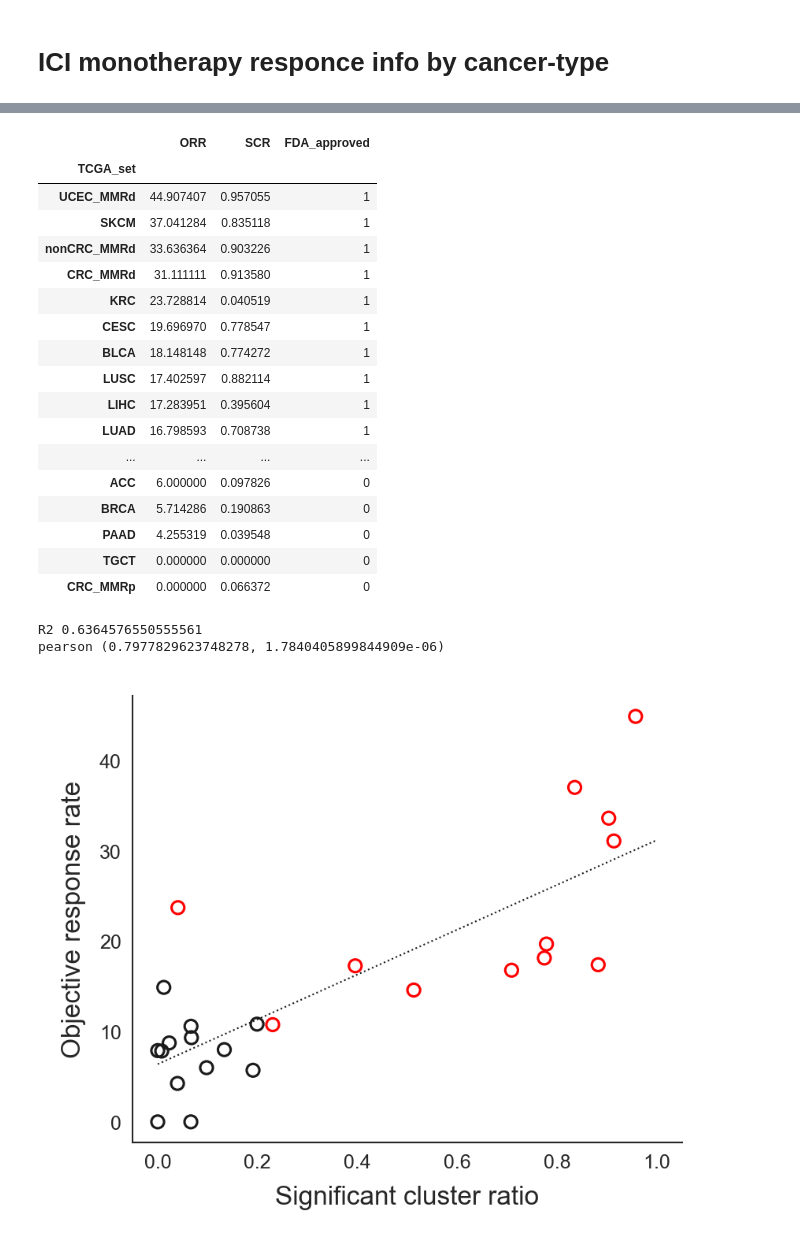
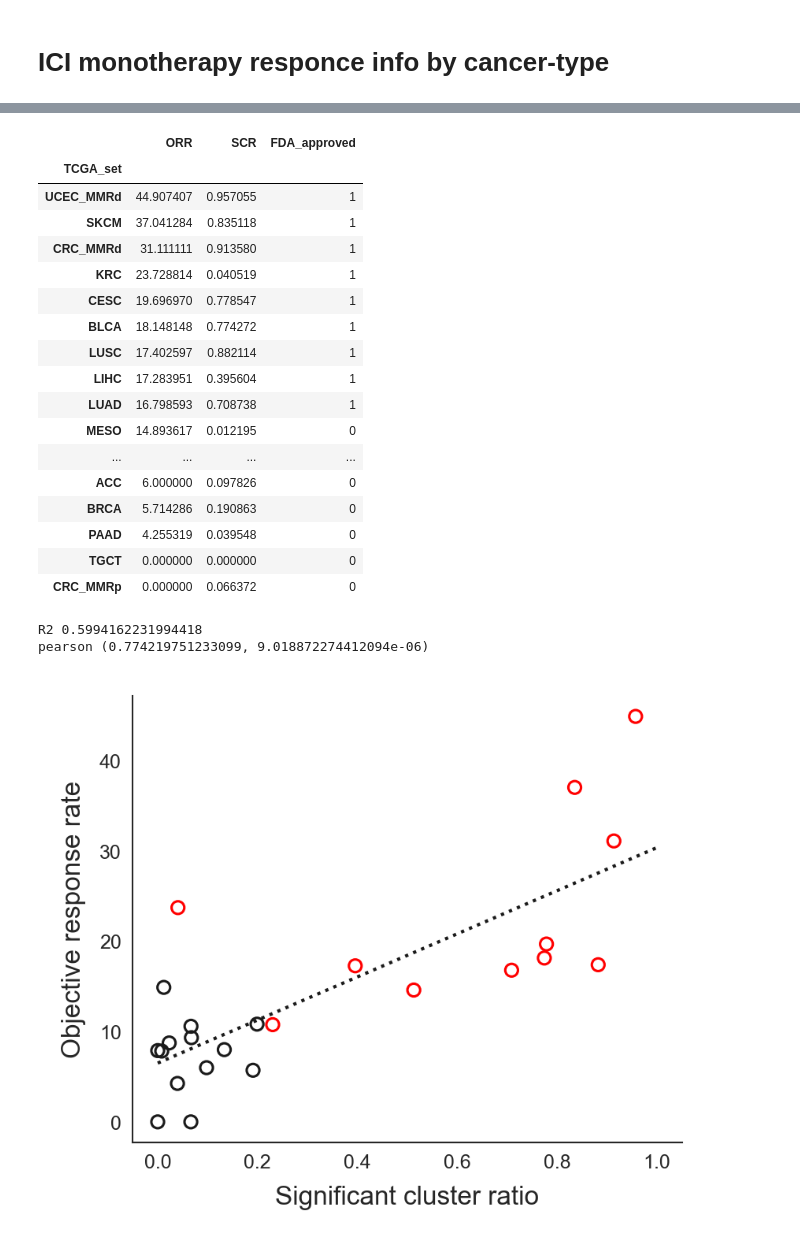
Before and after one commit to shirotak/pancancer_MutSig_ICI, a Jupyter notebook: codes/Script2_Figure1_S1.ipynb, the cells around one changed output, grey strips where cells are left out. Cells and saved outputs as stored; diff of their text form; code cells hidden in the pictures.

```diff
--- a/codes/Script2_Figure1_S1.ipynb
+++ b/codes/Script2_Figure1_S1.ipynb
@@ -971,6 +1011,7 @@ ici_info=pd.read_csv("../data/ICI_response_rate_per_cancertype.tsv"
 ici_info=ici_info[~ici_info.index.isna()]
 ici_info=ici_info.sort_values("ORR",ascending=False)
 ici_info.drop("UCEC",axis=0,inplace=True)
+ici_info.drop("nonCRC_MMRd",axis=0,inplace=True)
 ici_info
 # %% [output]
 |  | original | TCGA | PD1/L1 Responders | PD1/L1 1 Total Treated | PD1/L1 ORR | ORR | Note |
@@ -1013,14 +1054,3 @@ for i,cancer in enumerate(df.CancerType2):
     else:
         cancertype3.append(cancer)
 df["CancerType3"]=cancertype3
-# %%
-# make nonCRC_MMRD by MSI annotation & MSIsensor score
-cancertype_nonCRC_MMRD=[]
-for i,cancer in enumerate(df.CancerType2):
-    if cancer=="CRC":
-        cancertype_nonCRC_MMRD.append(0)
-    elif (df["MSI_annotation"][i]==1.0) | (df["MSI_high"][i]==1.0) :
-        cancertype_nonCRC_MMRD.append(1)
-    else:
-        cancertype_nonCRC_MMRD.append(0)
-df["nonCRC_MMRd"]=cancertype_nonCRC_MMRD
@@ -1029,5 +1070,3 @@ dict_cluster_cancer_count={}
 for cancer in df.CancerType3.unique():
     target_df=df[df.CancerType3==cancer]
     dict_cluster_cancer_count[cancer]=dict( Counter(target_df["cluster_m2_names"]))
-# %%
-dict_cluster_cancer_count["nonCRC_MMRd"]=dict( Counter( df[df["nonCRC_MMRd"]==True]["cluster_m2_names"]) )
@@ -1069,14 +1110,13 @@ responsive_rate_ordered=ici_info.reindex(cancer_icires_orders)[["ORR"]]
 df_orr_scr=pd.merge(responsive_rate_ordered,sig_cluster_ratio,left_index=True,right_index=True,how="left")
 # %%
 df_orr_scr["FDA_approved"]=[ int( x in approved_order[0:11] )  for x in df_orr_scr.index]
-df_orr_scr.loc[["nonCRC_MMRd","CRC_MMRd","KRC","STES","UCEC_MMRd"],"FDA_approved"]=1
+df_orr_scr.loc[["CRC_MMRd","KRC","STES","UCEC_MMRd"],"FDA_approved"]=1 #"nonCRC_MMRd",
 df_orr_scr
 # %% [output]
 |  | ORR | SCR | FDA_approved |
 | TCGA_set |  |  |  |
 | UCEC_MMRd | 44.907407 | 0.957055 | 1 |
 | SKCM | 37.041284 | 0.835118 | 1 |
-| nonCRC_MMRd | 33.636364 | 0.903226 | 1 |
 | CRC_MMRd | 31.111111 | 0.913580 | 1 |
 | KRC | 23.728814 | 0.040519 | 1 |
 | CESC | 19.696970 | 0.778547 | 1 |
@@ -1084,6 +1124,7 @@ df_orr_scr
 | LUSC | 17.402597 | 0.882114 | 1 |
 | LIHC | 17.283951 | 0.395604 | 1 |
 | LUAD | 16.798593 | 0.708738 | 1 |
+| MESO | 14.893617 | 0.012195 | 0 |
 | ... | ... | ... | ... |
 | ACC | 6.000000 | 0.097826 | 0 |
 | BRCA | 5.714286 | 0.190863 | 0 |
@@ -1093,34 +1134,34 @@ df_orr_scr
 # %%
 fig=plt.figure(figsize=(3,2.5))
 ax=fig.add_subplot(111)
 val1="SCR"
 val2="ORR"
 plt_df=df_orr_scr.dropna()
 x=plt_df[val1]
 y=plt_df[val2]
 colors=[ "red" if x==1.0 else "k" for x in plt_df["FDA_approved"]]
 ax.scatter(x,y,edgecolor=colors,s=15,marker="o",fc="None",lw=0.75) #"w",edgecolors=c
 ax.set_xlabel("Significant cluster ratio",fontsize=8)
 ax.set_ylabel("Objective response rate",fontsize=8)
 ax.tick_params(labelsize=6)
 
 res=stats.linregress(x,y)
 print("R2", res.rvalue**2)
 
-ax.plot([0,1], [ res[1], res[0]+res[1]],c="k",ls="dotted")
+ax.plot([0,1], [ res[1], res[0]+res[1]],c="k",ls="dotted",lw=1)
 
 print( "pearson",stats.pearsonr(x,y) )
 
 #print( "spearman",stats.spearmanr(x,y) )
 
 ax.spines['right'].set_visible(False)
 ax.spines['top'].set_visible(False)
 
 #plt.savefig(store+"Cor_ICI_vs_SCR.png",dpi=300,bbox_inches="tight",transparent=True)
 # %% [output]
-R2 0.6364576550555561
-pearson (0.7977829623748278, 1.7840405899844909e-06)
+R2 0.5994162231994418
+pearson (0.774219751233099, 9.018872274412094e-06)
-[figure, old version]
+[figure, new version]
 # %%
 plt_df=df_cluster_cancer_count_ratio.copy()
 
```
Also changed, not shown: parts of 26 cells of this notebook, 10 other files.
